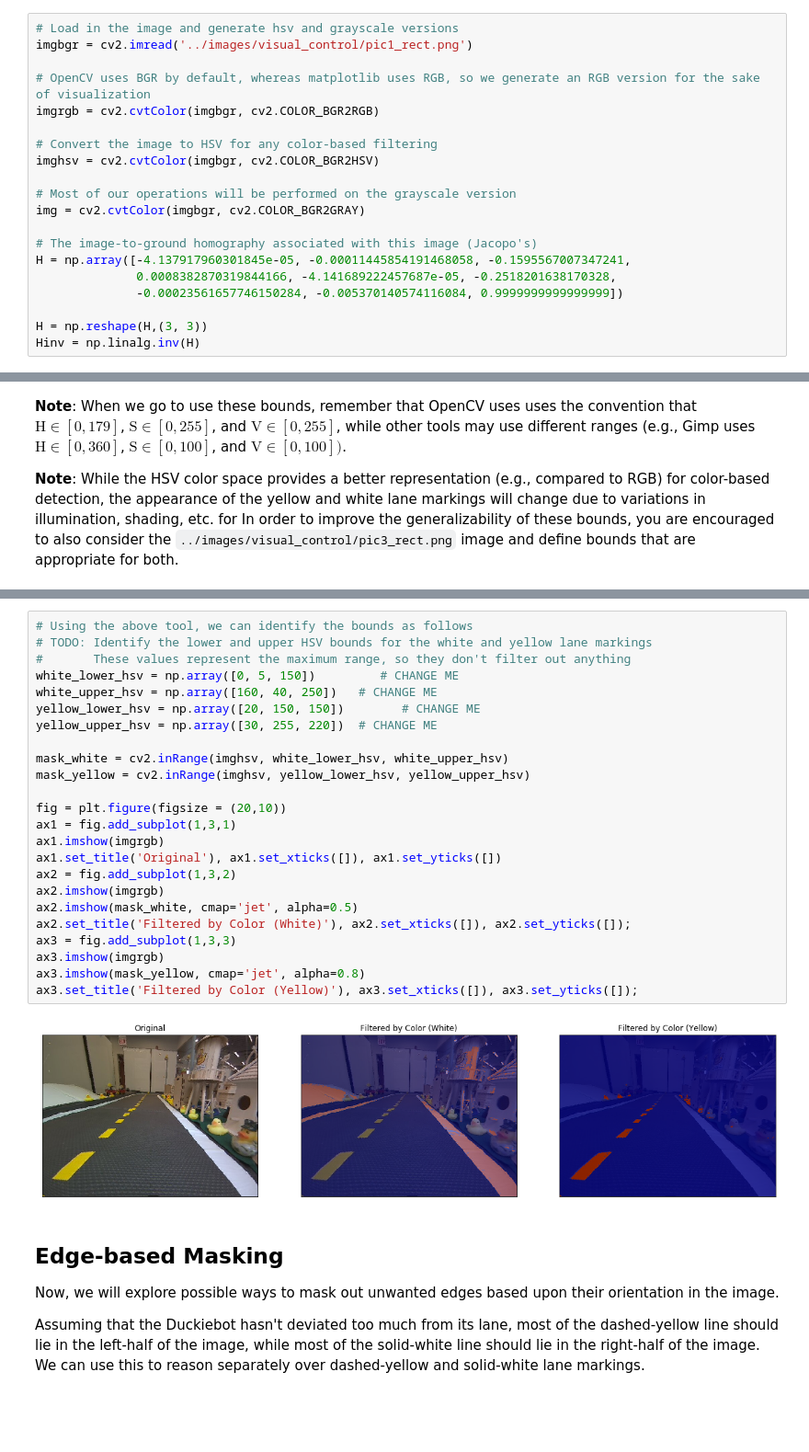
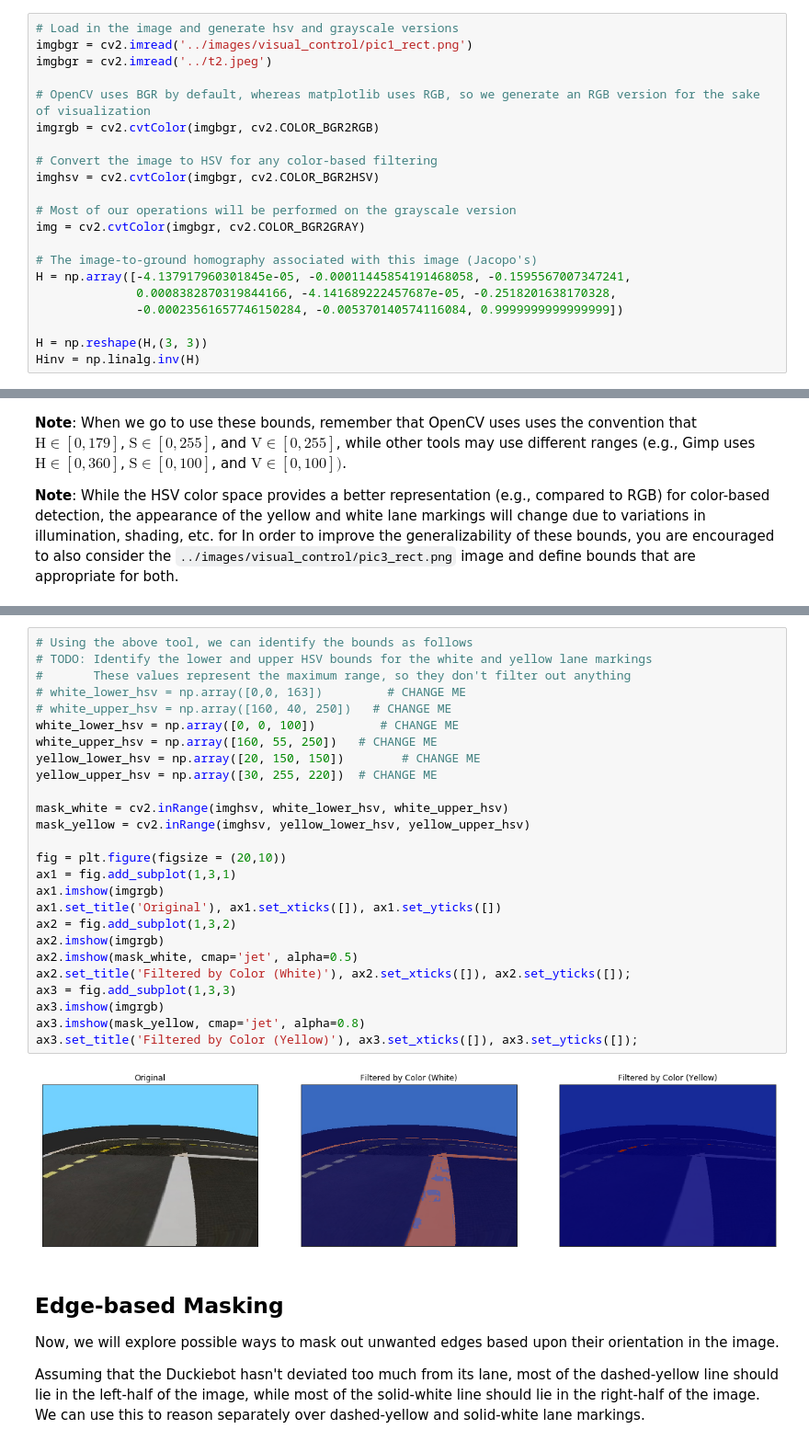
Before and after one commit to phwtc/mooc-exercises, a Jupyter notebook: visual_lane_servoing/solution/05-Visual-Servoing/visual_servoing_activity.ipynb, the cells around one changed output, grey strips where cells are left out. Shown at 92% size. Drawn from its saved outputs; the diff is of its cells as text; blank space fills up the shorter version.

```diff
--- a/visual_lane_servoing/solution/05-Visual-Servoing/visual_servoing_activity.ipynb
+++ b/visual_lane_servoing/solution/05-Visual-Servoing/visual_servoing_activity.ipynb
@@ -68,6 +68,7 @@ Let's load the image as well as the homography for the corresponding camera into
 # %%
 # Load in the image and generate hsv and grayscale versions
 imgbgr = cv2.imread('../images/visual_control/pic1_rect.png')
+imgbgr = cv2.imread('../t2.jpeg')
 
 # OpenCV uses BGR by default, whereas matplotlib uses RGB, so we generate an RGB version for the sake of visualization
 imgrgb = cv2.cvtColor(imgbgr, cv2.COLOR_BGR2RGB)
@@ -291,29 +293,31 @@ print(max(ha), max(sa), max(va))
 # %%
 # Using the above tool, we can identify the bounds as follows
 # TODO: Identify the lower and upper HSV bounds for the white and yellow lane markings
 #       These values represent the maximum range, so they don't filter out anything
-white_lower_hsv = np.array([0, 5, 150])         # CHANGE ME
-white_upper_hsv = np.array([160, 40, 250])   # CHANGE ME
+# white_lower_hsv = np.array([0,0, 163])         # CHANGE ME
+# white_upper_hsv = np.array([160, 40, 250])   # CHANGE ME
+white_lower_hsv = np.array([0, 0, 100])         # CHANGE ME
+white_upper_hsv = np.array([160, 55, 250])   # CHANGE ME
 yellow_lower_hsv = np.array([20, 150, 150])        # CHANGE ME
 yellow_upper_hsv = np.array([30, 255, 220])  # CHANGE ME
 
 mask_white = cv2.inRange(imghsv, white_lower_hsv, white_upper_hsv)
 mask_yellow = cv2.inRange(imghsv, yellow_lower_hsv, yellow_upper_hsv)
 
 fig = plt.figure(figsize = (20,10))
 ax1 = fig.add_subplot(1,3,1)
 ax1.imshow(imgrgb)
 ax1.set_title('Original'), ax1.set_xticks([]), ax1.set_yticks([])
 ax2 = fig.add_subplot(1,3,2)
 ax2.imshow(imgrgb)
 ax2.imshow(mask_white, cmap='jet', alpha=0.5)
 ax2.set_title('Filtered by Color (White)'), ax2.set_xticks([]), ax2.set_yticks([]);
 ax3 = fig.add_subplot(1,3,3)
 ax3.imshow(imgrgb)
 ax3.imshow(mask_yellow, cmap='jet', alpha=0.8)
 ax3.set_title('Filtered by Color (Yellow)'), ax3.set_xticks([]), ax3.set_yticks([]);
 # %% [output]
-[figure, old version]
+[figure, new version]
 # %% [markdown]
 ## Edge-based Masking
 
```
Also changed, not shown: parts of 15 cells of this notebook, 7 other files.
